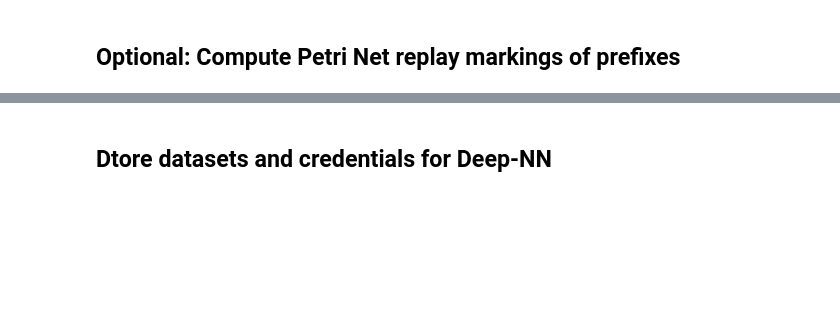
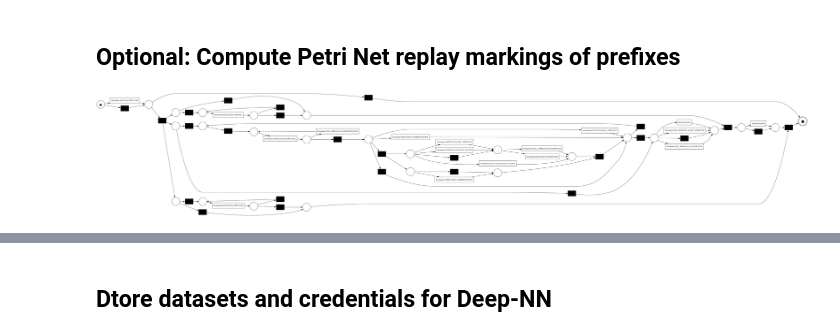
Before and after one commit to ProbabilisticSuffixPredictionLab/Probabilistic_Suffix_Prediction_U-ED-LSTM_pub, a Jupyter notebook: src/notebooks/loader_notebooks/version_2/BPIC20_DD_full_loader.ipynb, the cells around one changed output, grey strips where cells are left out. Drawn from its saved outputs; the diff is of its cells as text; code cells hidden in the pictures; blank space fills up the shorter version.

Commit message:
new data and trained models for conformal calibration

```diff
--- a/src/notebooks/loader_notebooks/version_2/BPIC20_DD_full_loader.ipynb
+++ b/src/notebooks/loader_notebooks/version_2/BPIC20_DD_full_loader.ipynb
@@ -125,12 +174,14 @@ test_pref_df.to_csv('../../../../encoded_data_v2/BPIC20_DD/prefix_for_replay/'+r
 # %%
 # Calculate and store markings:
 import event_log_loader.petri_net_replay_markings
 importlib.reload(event_log_loader.petri_net_replay_markings)
 from event_log_loader.petri_net_replay_markings import InductiveMiner, PNReplayMarkings
 
 # initialize the process
 miner = InductiveMiner(path_to_csv_log=event_log_location, case_id_col="case:concept:name", activity_col="concept:name", timestamp_col="time:timestamp", resource_col="org:resource")
-net, im, fm = miner.discover_petri_net(visulaize=True, store_loc_file_path='../../../../encoded_data_v2/BPIC20_DD/prefix_for_replay/petri_net/bpic20_DD.png')
+net, im, fm = miner.discover_petri_net(visulaize=True, store_loc_file_path='../../../../encoded_data_conformal/BPIC20_DD/prefix_for_replay/petri_net/bpic20_DD.png')
+# %% [output]
+[figure, added]
 # %%
 # train set markings
 replayer_train = PNReplayMarkings(discovered_pn=(net, im, fm), prefix_df=train_pref_df, event_label="concept:name")
```
Also changed, not shown: parts of 19 cells of this notebook, 27 other files.
